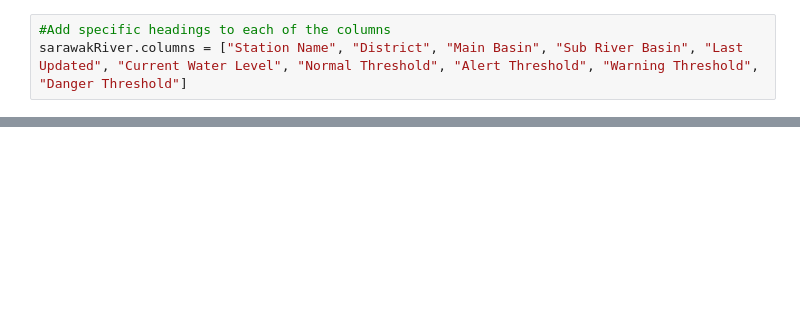
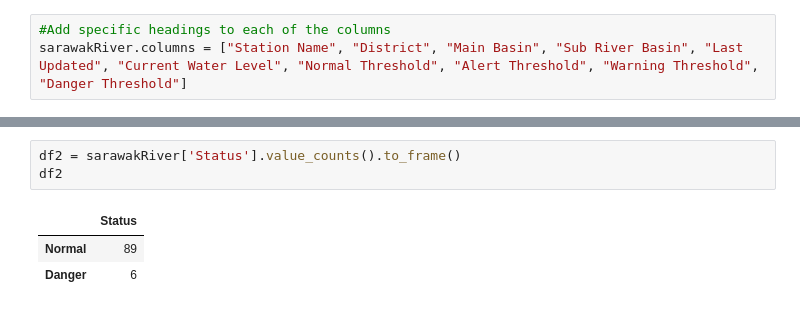
Before and after one commit to jhamuza/FSProjOne, a Jupyter notebook: XJ_JPNB/ADS Mini Project - Web Scrapping (PIB).ipynb, the cells around one changed output, grey strips where cells are left out. Drawn from its saved outputs; the diff is of its cells as text; blank space fills up the shorter version.

```diff
--- a/XJ_JPNB/ADS Mini Project - Web Scrapping (PIB).ipynb
+++ b/XJ_JPNB/ADS Mini Project - Web Scrapping (PIB).ipynb
@@ -262,0 +261,7 @@ df["a"] = df["a"].astype(str).astype(int)
+# %%
+df2 = sarawakRiver['Status'].value_counts().to_frame()
+df2
+# %% [output]
+|  | Status |
+| Normal | 89 |
+| Danger | 6 |
```
Also changed, not shown: parts of 27 cells of this notebook.
